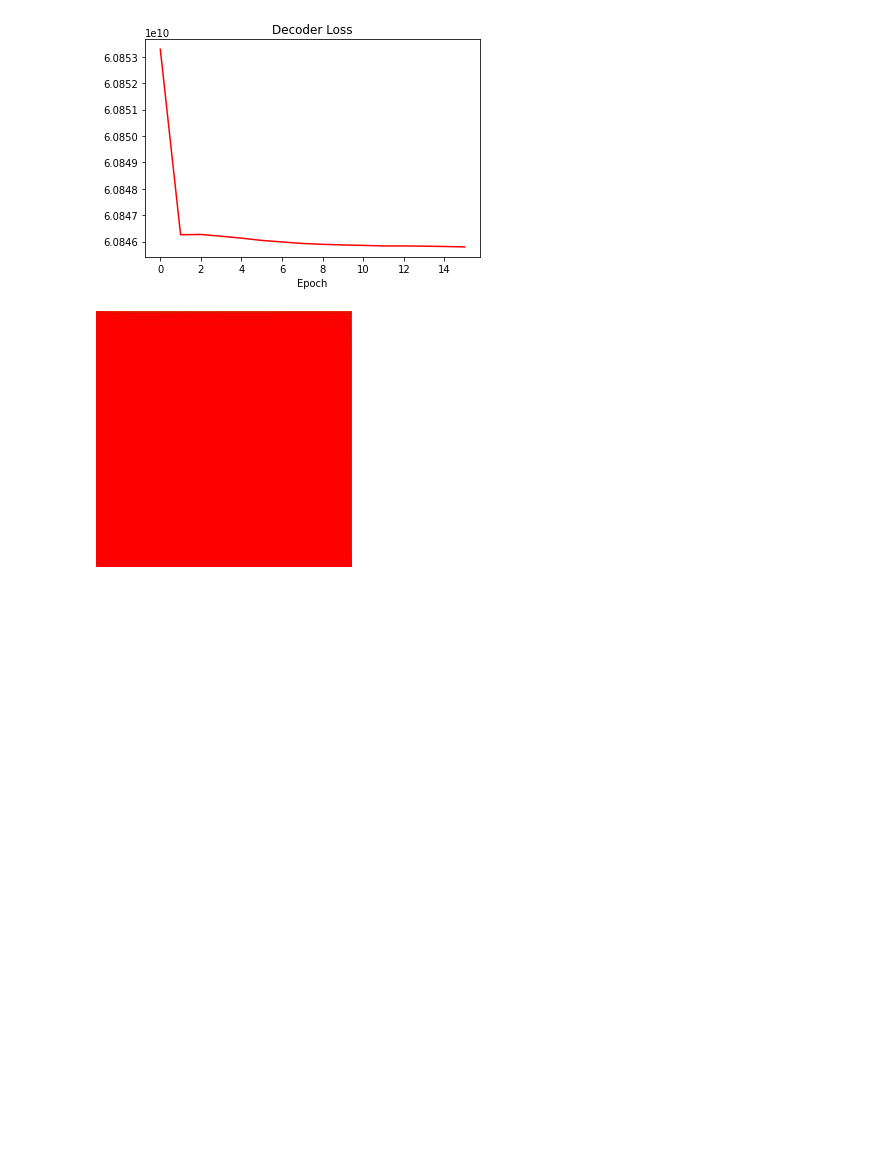
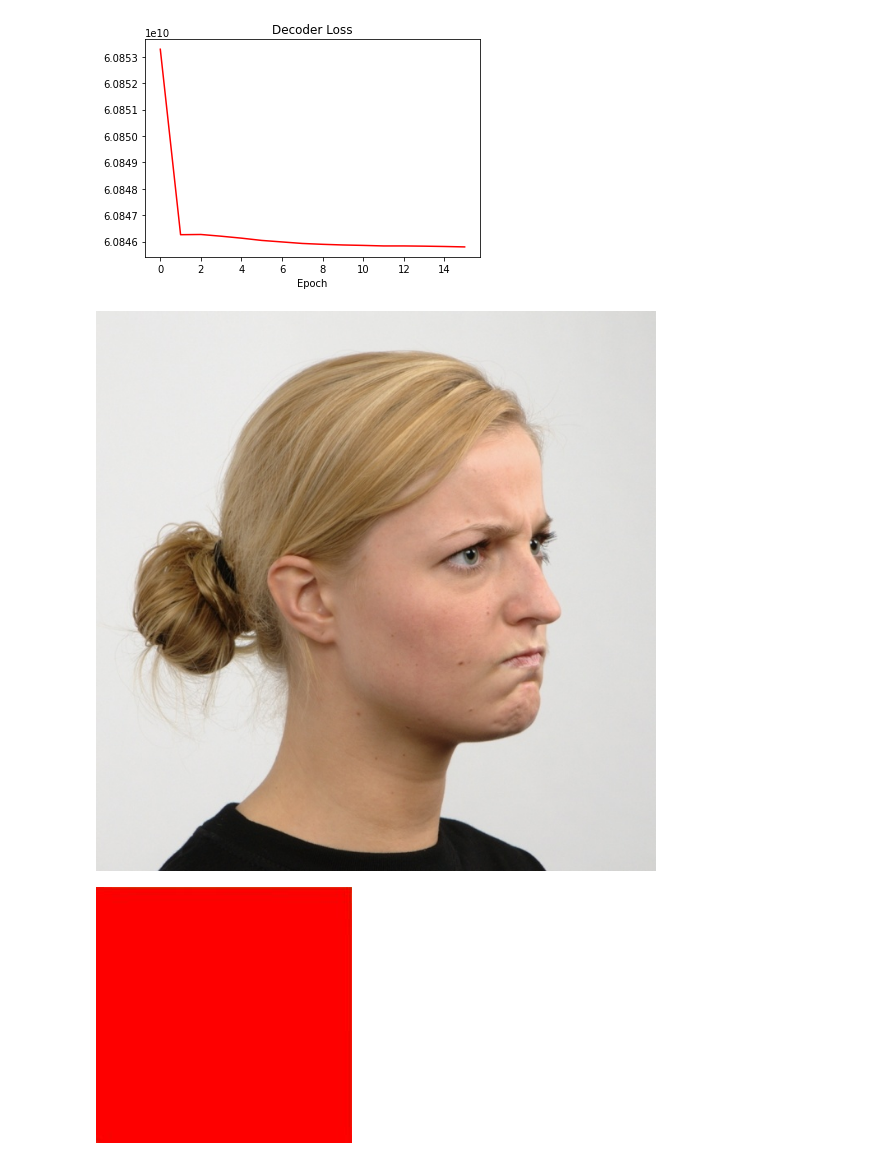
Before and after one commit to LJK150030/ML_NN, a Jupyter notebook: Lab3/Lab3.ipynb, the cells around one changed output. Drawn from its saved outputs; the diff is of its cells as text; code cells hidden in the pictures; blank space fills up the shorter version.

Commit message:
testing image

```diff
--- a/Lab3/Lab3.ipynb
+++ b/Lab3/Lab3.ipynb
@@ -514,6 +514,10 @@ Non-trainable params: 7,424
 _________________________________________________________________
 None
 [figure]
+# %%
+Image.open(input_full_path)
+# %% [output]
+[figure, added]
 # %%
 Image.open(output_full_path)
 # %% [output]
```
